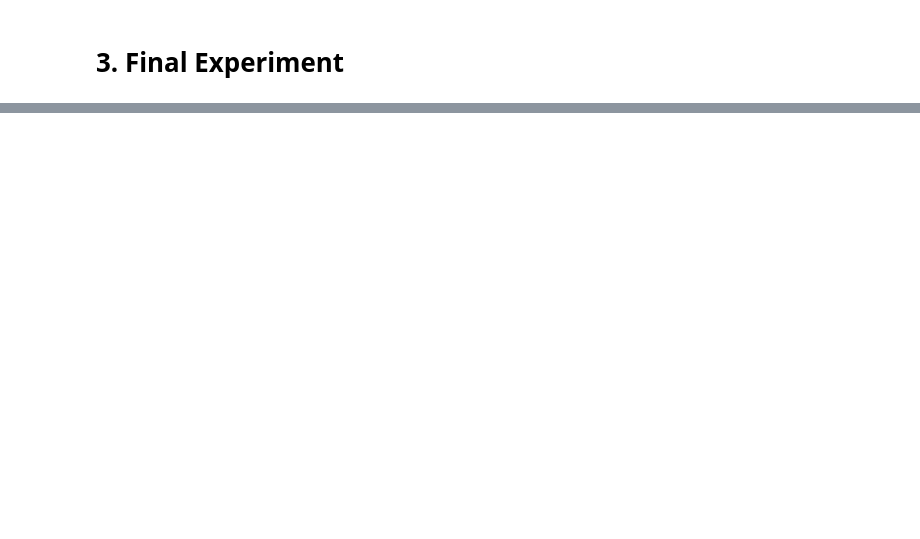
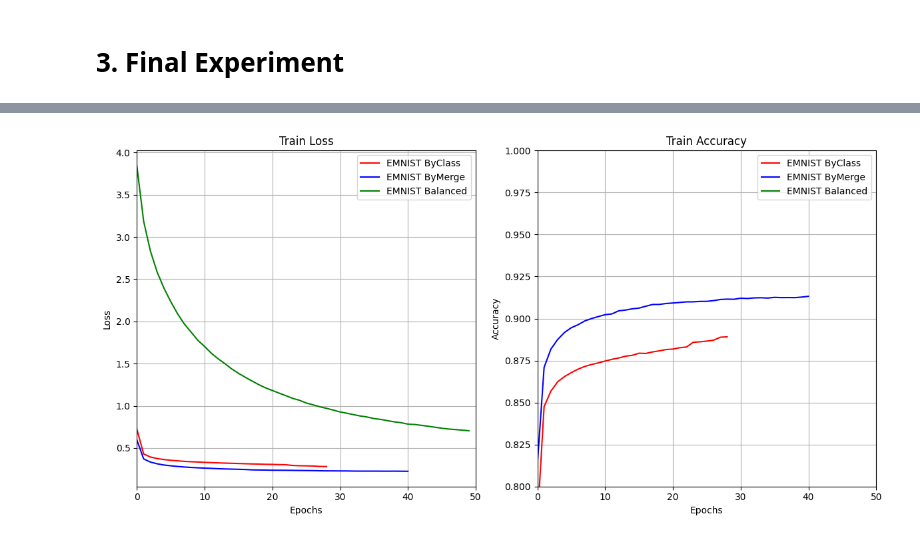
Before and after one commit to unbroken2650/ann-project, a Jupyter notebook: main.ipynb, the cells around one changed output, grey strips where cells are left out. Saved outputs shown, nothing was run; the diff lists cells and outputs as text; code cells hidden in the pictures; blank space fills up the shorter version.

```diff
--- a/main.ipynb
+++ b/main.ipynb
@@ -752,0 +812,3 @@ for metric in metrics:
+# %%
+EPOCHS = 50
+BATCH_SIZE = 500
@@ -752,0 +817,9 @@ for metric in metrics:
+# %%
+model_final_byclass = ResModel(num_classes=62, num_residual_units=3, activation=best_activation)
+model_final_bymerge = ResModel(num_classes=47, num_residual_units=3, activation=best_activation)
+model_final_balanced = ResModel(num_classes=47, num_residual_units=3, activation=best_activation)
+# %%
+_optimizer = optimizers.legacy.Nadam(learning_rate=best_lr, beta_1=0.9, beta_2=0.999)
+model_final_byclass.compile(optimizer=_optimizer, loss='sparse_categorical_crossentropy', metrics=['accuracy'])
+model_final_bymerge.compile(optimizer=_optimizer, loss='sparse_categorical_crossentropy', metrics=['accuracy'])
+model_final_balanced.compile(optimizer=_optimizer, loss='sparse_categorical_crossentropy', metrics=['accuracy'])
@@ -752,0 +908,4 @@ for metric in metrics:
+# %%
+results['Trained Dataset'].append('EMNIST Balanced')
+results['Training Time'].append(end_time - start_time)
+history.append(hist)
@@ -752,0 +915,34 @@ for metric in metrics:
+# %%
+for i, h in zip(range(1, 4), history):
+    history_dict = {key: list(map(float, value)) for key, value in h.history.items()}
+    save_history(history_dict, f'history_final_{i}_{_time}.json')
+
+colors = ["red", "blue", "green", "purple", "gold", "orange"]
+
+plt.figure(figsize=(12, 6))
+
+plt.subplot(121)
+for idx, hist in enumerate(history):
+    plt.plot(hist.history['loss'], label=f'{results["Trained Dataset"][idx]}', color=colors[idx])
+    plt.title(f'Train Loss')
+    plt.xlabel('Epochs')
+    plt.ylabel('Loss')
+    plt.xlim([0, EPOCHS])
+    plt.grid(True)
+    plt.legend()
+plt.subplot(122)
+for idx, hist in enumerate(history):
+    plt.plot(hist.history['accuracy'], label=f'{results["Trained Dataset"][idx]}', color=colors[idx])
+    plt.title(f'Train Accuracy')
+    plt.xlabel('Epochs')
+    plt.ylabel('Accuracy')
+    plt.xlim([0, EPOCHS])
+    plt.ylim([0.8, 1])
+    plt.grid(True)
+    plt.legend()
+
+plt.tight_layout()
+plt.savefig(f"{result_path}/result_final_{_time}.png")
+plt.show()
+# %% [output]
+[figure, added]
```
Also changed, not shown: parts of 18 cells of this notebook, 27 other files.
